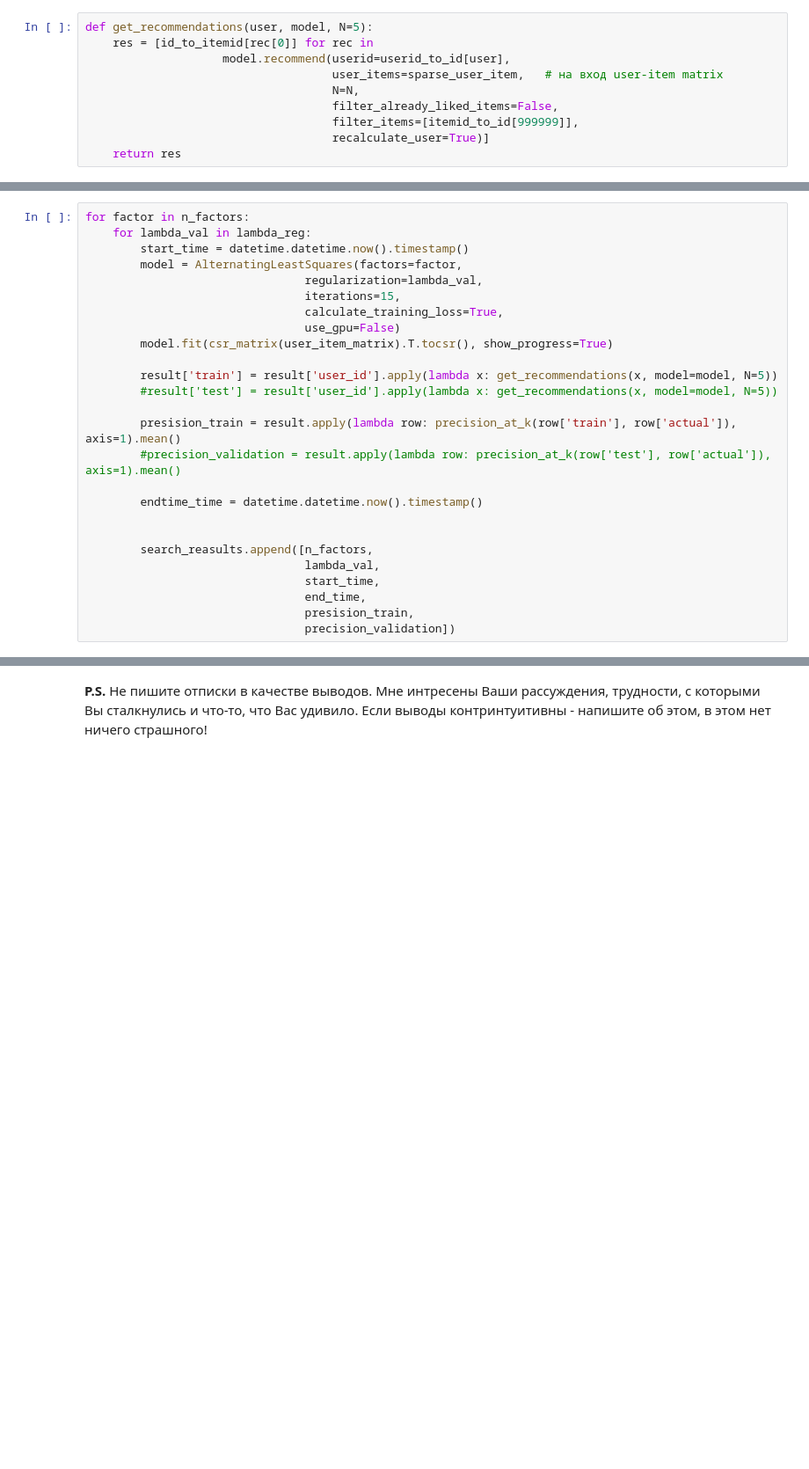
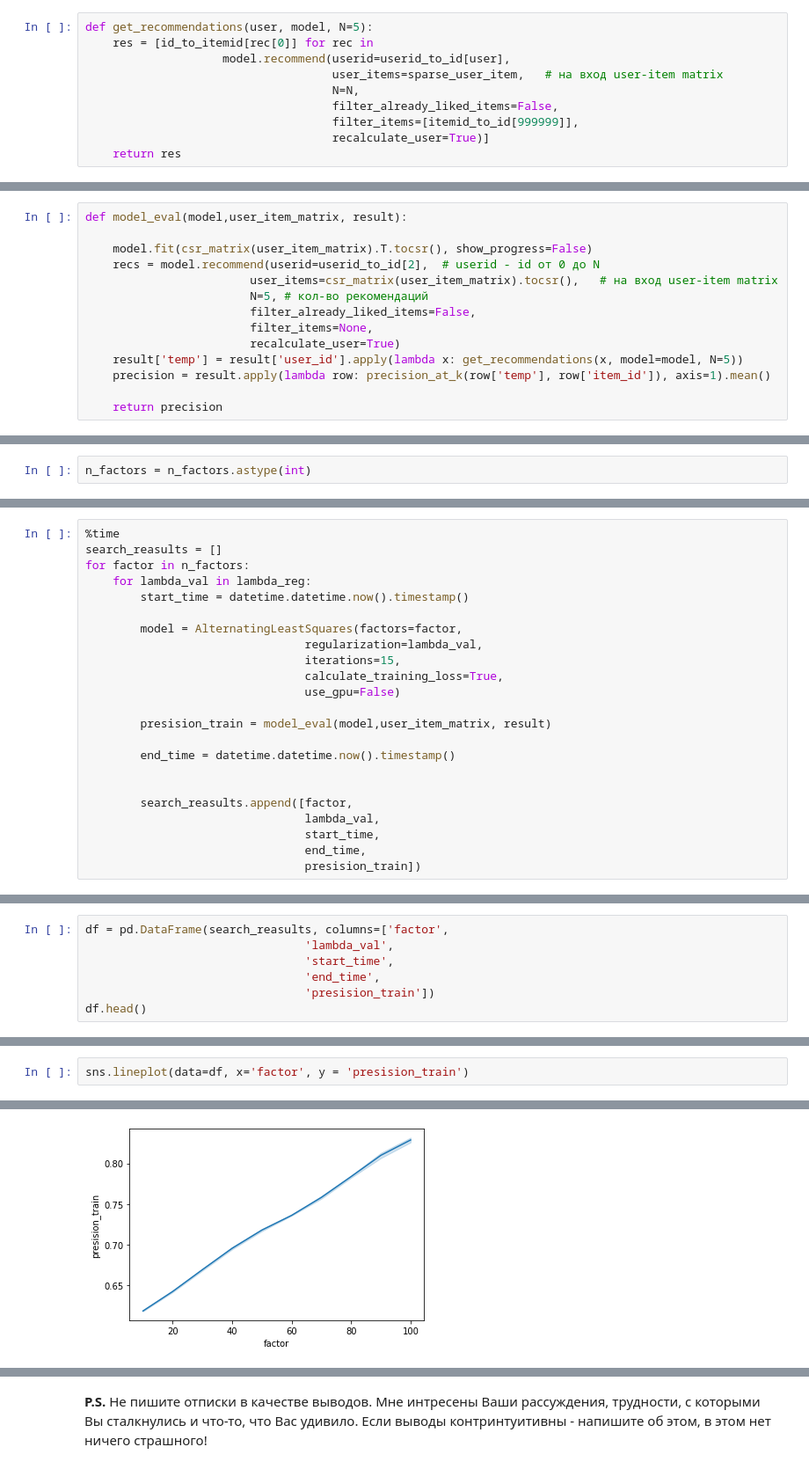
Before and after one commit to fandom170/Recommend_systems, a Jupyter notebook: Lesson_3/HW_3_tasks.ipynb, the cells around one changed output, grey strips where cells are left out. Shown at 88% size. Drawn from its saved outputs; the diff is of its cells as text; blank space fills up the shorter version.

```diff
--- a/Lesson_3/HW_3_tasks.ipynb
+++ b/Lesson_3/HW_3_tasks.ipynb
@@ -172,0 +346,14 @@ def get_recommendations(user, model, N=5):
+# %%
+def model_eval(model,user_item_matrix, result):
+
+    model.fit(csr_matrix(user_item_matrix).T.tocsr(), show_progress=False)
+    recs = model.recommend(userid=userid_to_id[2],  # userid - id от 0 до N
+                        user_items=csr_matrix(user_item_matrix).tocsr(),   # на вход user-item matrix
+                        N=5, # кол-во рекомендаций
+                        filter_already_liked_items=False,
+                        filter_items=None,
+                        recalculate_user=True)
+    result['temp'] = result['user_id'].apply(lambda x: get_recommendations(x, model=model, N=5))
+    precision = result.apply(lambda row: precision_at_k(row['temp'], row['item_id']), axis=1).mean()
+
+    return precision
@@ -172,0 +366,2 @@ def get_recommendations(user, model, N=5):
+# %%
+n_factors = n_factors.astype(int)
@@ -173,26 +372,23 @@ def get_recommendations(user, model, N=5):
 # %%
+%time
+search_reasults = []
 for factor in n_factors:
     for lambda_val in lambda_reg:
         start_time = datetime.datetime.now().timestamp()
+
         model = AlternatingLeastSquares(factors=factor,
                                 regularization=lambda_val,
                                 iterations=15,
                                 calculate_training_loss=True,
                                 use_gpu=False)
-        model.fit(csr_matrix(user_item_matrix).T.tocsr(), show_progress=True)
 
-        result['train'] = result['user_id'].apply(lambda x: get_recommendations(x, model=model, N=5))
-        #result['test'] = result['user_id'].apply(lambda x: get_recommendations(x, model=model, N=5))
+        presision_train = model_eval(model,user_item_matrix, result)
 
-        presision_train = result.apply(lambda row: precision_at_k(row['train'], row['actual']), axis=1).mean()
-        #precision_validation = result.apply(lambda row: precision_at_k(row['test'], row['actual']), axis=1).mean()
-
-        endtime_time = datetime.datetime.now().timestamp()
+        end_time = datetime.datetime.now().timestamp()
 
 
-        search_reasults.append([n_factors,
+        search_reasults.append([factor,
                                 lambda_val,
                                 start_time,
                                 end_time,
-                                presision_train,
-                                precision_validation])
+                                presision_train])
@@ -198,0 +409,7 @@ for factor in n_factors:
+# %%
+df = pd.DataFrame(search_reasults, columns=['factor',
+                                'lambda_val',
+                                'start_time',
+                                'end_time',
+                                'presision_train'])
+df.head()
@@ -198,0 +423,3 @@ for factor in n_factors:
+# %%
+sns.lineplot(data=df, x='factor', y = 'presision_train')
+# %% [output]
@@ -198,0 +427 @@ for factor in n_factors:
+[figure, added]
```
Also changed, not shown: parts of 49 cells of this notebook.
